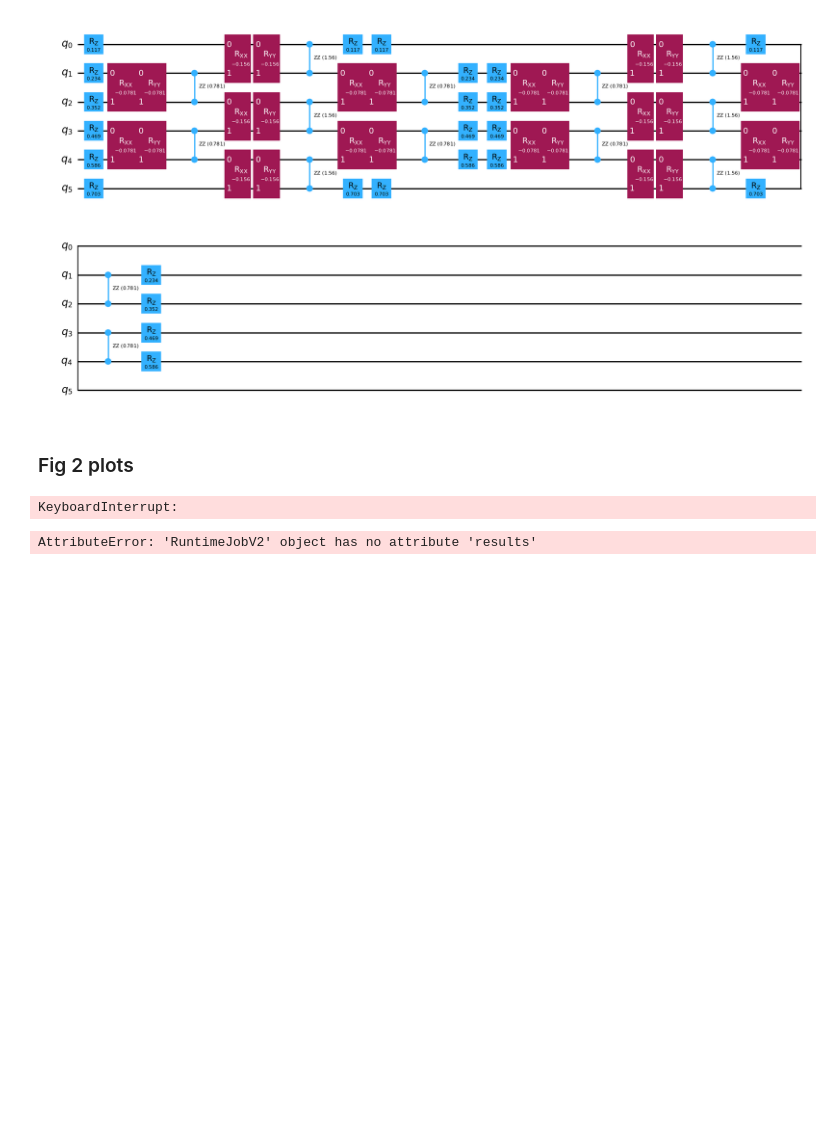
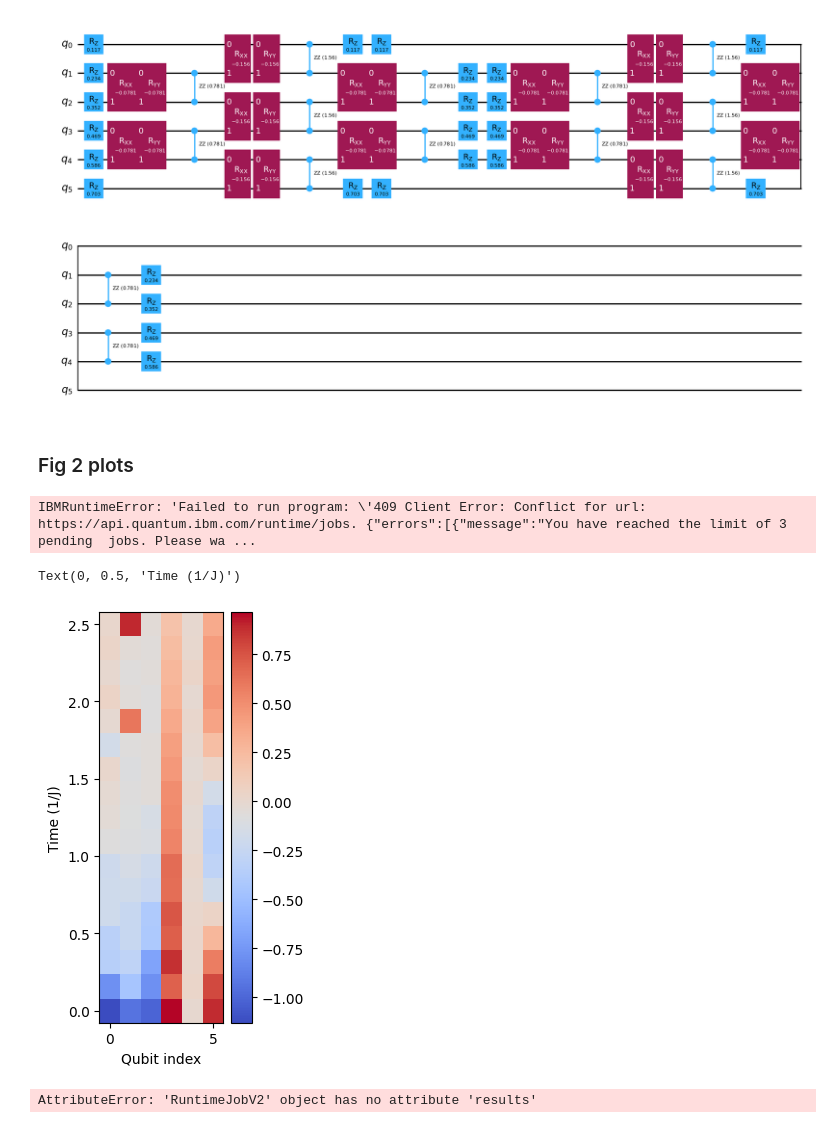
Before and after one commit to syralie/qsim-condensed-matter, a Jupyter notebook: first_paper_trial.ipynb, the cells around one changed output. Drawn from its saved outputs; the diff is of its cells as text; code cells hidden in the pictures; blank space fills up the shorter version.

```diff
--- a/first_paper_trial.ipynb
+++ b/first_paper_trial.ipynb
@@ -83,7 +88,7 @@ def get_hamiltonian_basic(N, J, U, h):
 
     hamiltonian = SparsePauliOp.from_sparse_list(hamlist, num_qubits=N)
 
-    return hamiltonian
+    return hamiltonian.simplify()
 # %%
 def get_hamiltonian_symmetric(N, J, U, h):
 
@@ -254,6 +259,7 @@ pass_manager.run(circ).draw('mpl')
 ### Fig 2 plots
 # %%
 N = 6
+pass_manager = generate_preset_pass_manager(backend=BACKEND, optimization_level=2)
 
 '''
 H = get_hamiltonian(N=N, J=1, U=0, h=[0 for i in range(N)])
@@ -297,7 +303,7 @@ with Batch(backend=BACKEND) as batch:
 
         jobs_dict[i] = job
 
-        fname = 'magnetization_8_jobs_id.txt'
+        fname = 'magnetization_6_jobs_id.txt'
         with open(fname, 'a') as file:
             file.write("{" + str(i) + ":" + str(job.job_id()) + "}")
             file.write(', \n')
@@ -308,28 +314,23 @@ with Batch(backend=BACKEND) as batch:
 
         #magnetization_density.append(mags)
 # %% [output]
-KeyboardInterrupt:
+IBMRuntimeError: 'Failed to run program: \'409 Client Error: Conflict for url: https://api.quantum.ibm.com/runtime/jobs. {"errors":[{"message":"You have reached the limit of 3 pending  jobs. Please wa ...
 # %%
 for i in jobs_dict:
     results = jobs_dict[i].result()
     mags = [results[i].data.evs for i in range(N)]
     magnetization_density.append(mags)
 
 magnetization_density=np.array(magnetization_density)
 
-fig = plt.figure(figsize=(8/3,16/3), facecolor='white')
-im = plt.pcolormesh(np.arange(0,N,1), [timesteps_duration * i for i in range(nb_timesteps+1)], magnetization_density, cmap='coolwarm')
-fig.colorbar(im)
-plt.xlabel('Qubit index')
-plt.ylabel('Time (1/J)')
-
-magnetization_density=np.array(magnetization_density)
-
 fig = plt.figure(figsize=(6/3,16/3), facecolor='white')
 im = plt.pcolormesh(np.arange(0,N,1), [timesteps_duration * i for i in range(nb_timesteps+1)], magnetization_density, cmap='coolwarm')
 fig.colorbar(im)
 plt.xlabel('Qubit index')
 plt.ylabel('Time (1/J)')
+# %% [output]
+Text(0, 0.5, 'Time (1/J)')
+[figure, added]
 # %%
 N = 8
 '''
```
Also changed, not shown: parts of 7 cells of this notebook.
